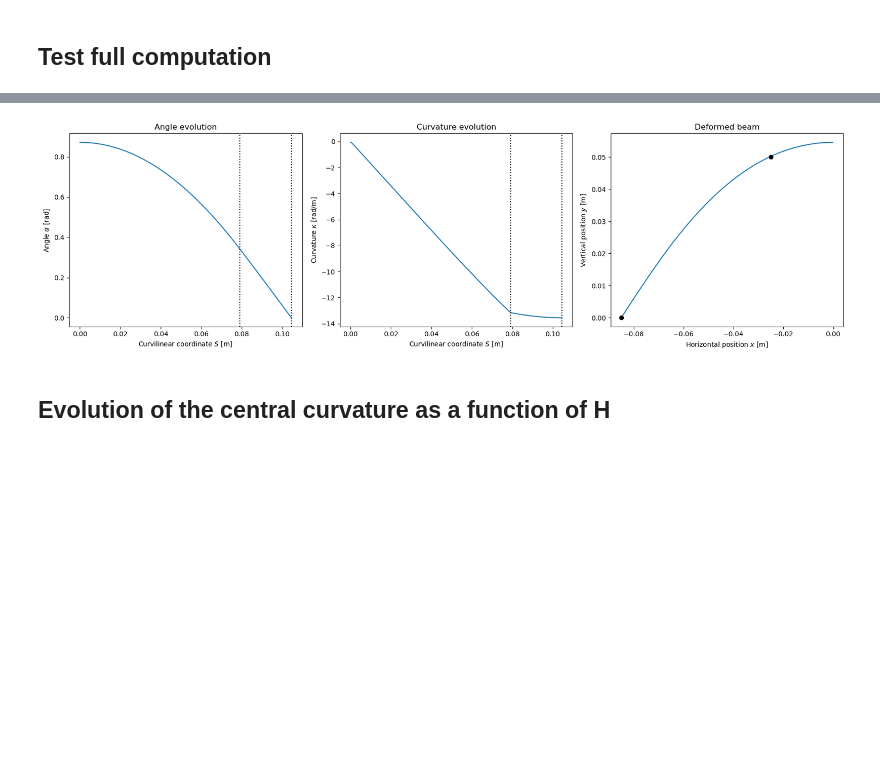
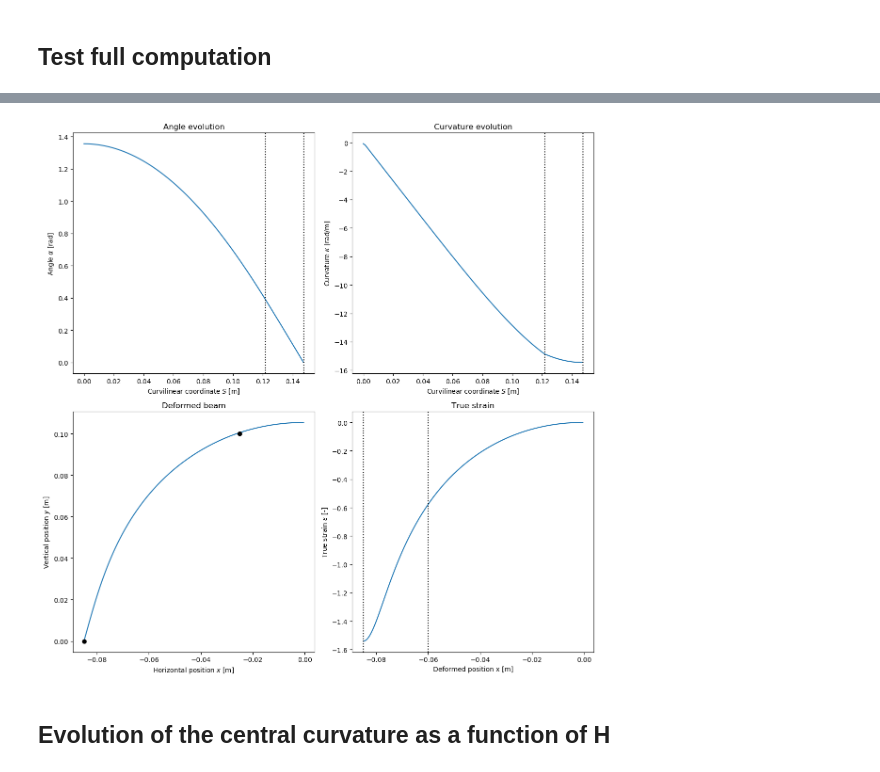
Before and after one commit to AlexandreTlili/Fracture_dAlembert, a Jupyter notebook: code/compute_flexion.ipynb, the cells around one changed output, grey strips where cells are left out. Drawn from its saved outputs; the diff is of its cells as text; code cells hidden in the pictures; blank space fills up the shorter version.

Commit message:
Add strain to notebook flexion

```diff
--- a/code/compute_flexion.ipynb
+++ b/code/compute_flexion.ipynb
@@ -526,7 +526,7 @@ plt.show()
 # %% [markdown]
 ## Test full computation
 # %%
-W, H, a = 6e-2, 5e-2, 2.5e-2
+W, H, a = 6e-2, 10e-2, 2.5e-2
 
 func = (lambda guess: func_root_all(guess[0], guess[1], W, H, a))
 # %%
@@ -619,0 +620,17 @@ sol
+# %%
+# Compute solution
+
+alpha1, alpha2 = sol.x
+
+l2, l3, force = l2_l3_force_from_angles(alpha1, alpha2)
+print(f"L2: {l2:.2e}")
+print(f"L3: {l3:.2e}")
+
+# Integrate solution and compute curvature and strain
+s, alpha = solve_alpha_from_all_param(l2, l3, alpha1, alpha2, force)
+curvature = np.gradient(alpha, s)
+x, y = xy_from_alpha_s(s, alpha)
+strain = np.log(np.cos(alpha))
+
+# Change x origin to be in the middle
+x = x - (W+a)
@@ -620,49 +640,39 @@ sol
 # %%
-# Plot solution
+# Plot solution and strain
 
 save = False
 savepath = "/home/anais/Desktop/Alexandre/figures/4-points_flexion/W_60mm_H_50mm_a_25mm.png"
 
-alpha1, alpha2 = sol.x
-
-l2, l3, force = l2_l3_force_from_angles(alpha1, alpha2)
-print(f"L2: {l2:.2e}")
-print(f"L3: {l3:.2e}")
-
-s, alpha = solve_alpha_from_all_param(l2, l3, alpha1, alpha2, force)
-curvature = np.gradient(alpha, s)
-x, y = xy_from_alpha_s(s, alpha)
-
-fig, ax = plt.subplots(figsize=(17,5), ncols=3, tight_layout=True)
+fig, ax = plt.subplots(figsize=(12,12), ncols=2, nrows=2, tight_layout=True)
 
 fig.tight_layout(rect=[0, 0.03, 1, 0.90])
 #fig.suptitle(f"Beam deformation for (W,a,H)=({100*W:.1f}cm, {100*a:.1f}cm, {100*H:.1f}cm)")
 
 # Plot angle evolution
-ax[0].plot(s, alpha)
-ax[0].axvline(l2, ls=':', c='k')
-ax[0].axvline(l2+l3, ls=':', c='k')
-ax[0].set_xlabel('Curvilinear coordinate $S$ [m]')
-ax[0].set_ylabel('Angle $\\alpha$ [rad]')
-ax[0].set_title('Angle evolution')
+ax[0,0].plot(s, alpha)
+ax[0,0].axvline(l2, ls=':', c='k')
+ax[0,0].axvline(l2+l3, ls=':', c='k')
+ax[0,0].set_xlabel('Curvilinear coordinate $S$ [m]')
+ax[0,0].set_ylabel('Angle $\\alpha$ [rad]')
+ax[0,0].set_title('Angle evolution')
 
 # Plot angle evolution
-ax[1].plot(s, np.gradient(alpha, s))
-ax[1].axvline(l2, ls=':', c='k')
-ax[1].axvline(l2+l3, ls=':', c='k')
-ax[1].set_xlabel('Curvilinear coordinate $S$ [m]')
-ax[1].set_ylabel('Curvature $\\kappa$ [rad/m]')
-ax[1].set_title('Curvature evolution')
+ax[0,1].plot(s, np.gradient(alpha, s))
+ax[0,1].axvline(l2, ls=':', c='k')
+ax[0,1].axvline(l2+l3, ls=':', c='k')
+ax[0,1].set_xlabel('Curvilinear coordinate $S$ [m]')
+ax[0,1].set_ylabel('Curvature $\\kappa$ [rad/m]')
+ax[0,1].set_title('Curvature evolution')
 
 # Plot (x,y) view
-ax[2].plot(x - (W + a), y)
-ax[2].plot(-(W+a), 0, 'ko')
-ax[2].plot(-a, H, 'ko')
-ax[2].set_xlabel('Horizontal position $x$ [m]')
-ax[2].set_ylabel('Vertical position $y$ [m]')
-ax[2].set_title('Deformed beam')
+ax[1,0].plot(x, y)
+ax[1,0].plot(-(W+a), 0, 'ko')
+ax[1,0].plot(-a, H, 'ko')
+ax[1,0].set_xlabel('Horizontal position $x$ [m]')
+ax[1,0].set_ylabel('Vertical position $y$ [m]')
+ax[1,0].set_title('Deformed beam')
 
-# TODO: Add arrows for last plot
+# TODO: Add arrows for x,y plot
 if False:
     arrow_style = {"head_starts_at_zero":True, "color":"k", 'shape':'full'}
     ax[2].arrow(-(W+a), 0, W, 0, **arrow_style)
@@ -672,6 +682,14 @@ if False:
     ax[2].annotate(f'a={100*a:.1f}cm', xy=(-a/2.,0), xytext=(0,5), textcoords='offset points')
     ax[2].annotate(f'H={100*H:.1f}cm', xy=(-a,H/2.), xytext=(5,0), textcoords='offset points')
 
+# Plot strain as function of new x
+ax[1,1].plot(x, strain)
+ax[1,1].axvline(-W, ls=':', c='k')
+ax[1,1].axvline(-(W+a), ls=':', c='k')
+ax[1,1].set_xlabel('Deformed position x [m]')
+ax[1,1].set_ylabel('True strain $\epsilon$ [-]')
+ax[1,1].set_title('True strain')
+
 if save:
     plt.savefig(savepath, dpi=400)
 
@@ -682,4 +698,4 @@ L3: 2.55e-02
-[figure, old version]
+[figure, new version]
 # %% [markdown]
 ## Evolution of the central curvature as a function of H
 # %%
```
Also changed, not shown: parts of 11 cells of this notebook.
